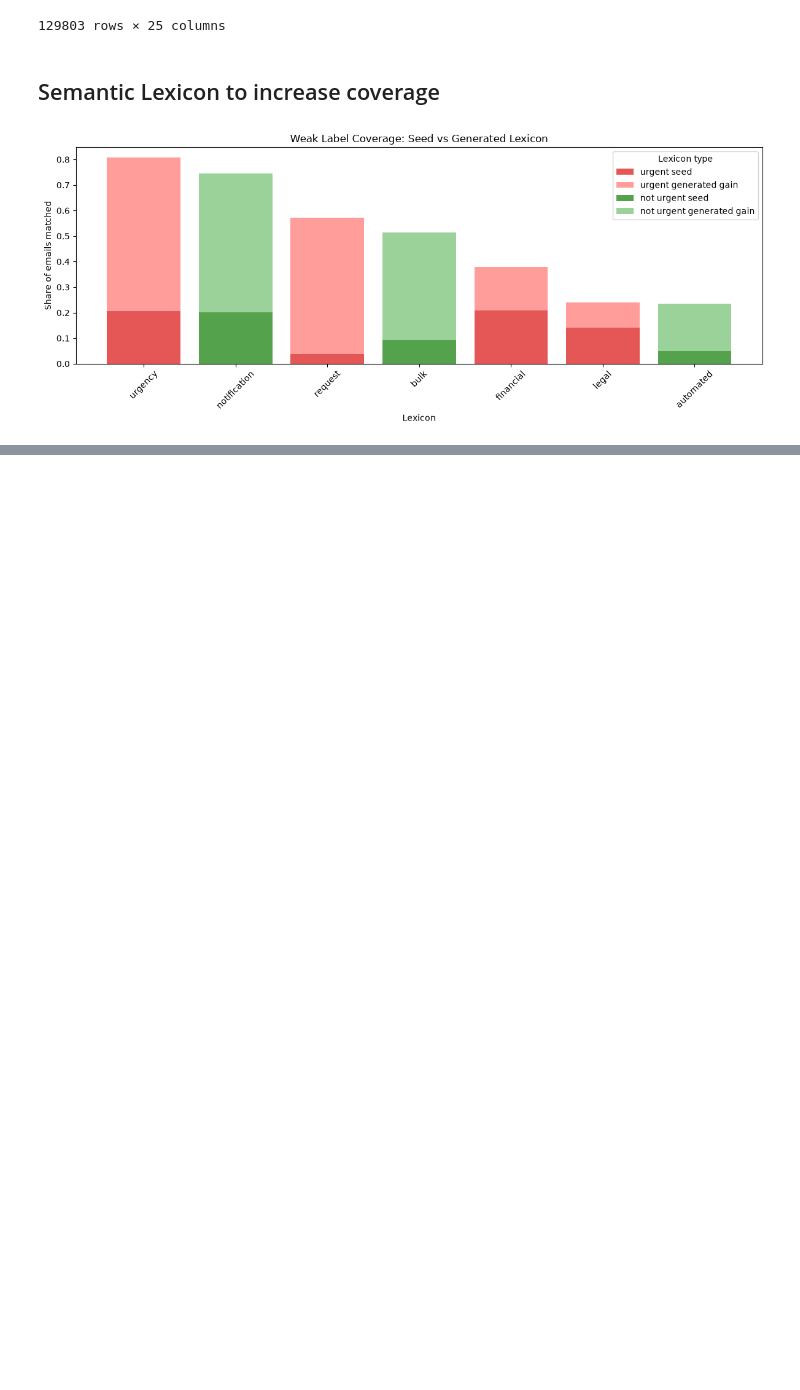
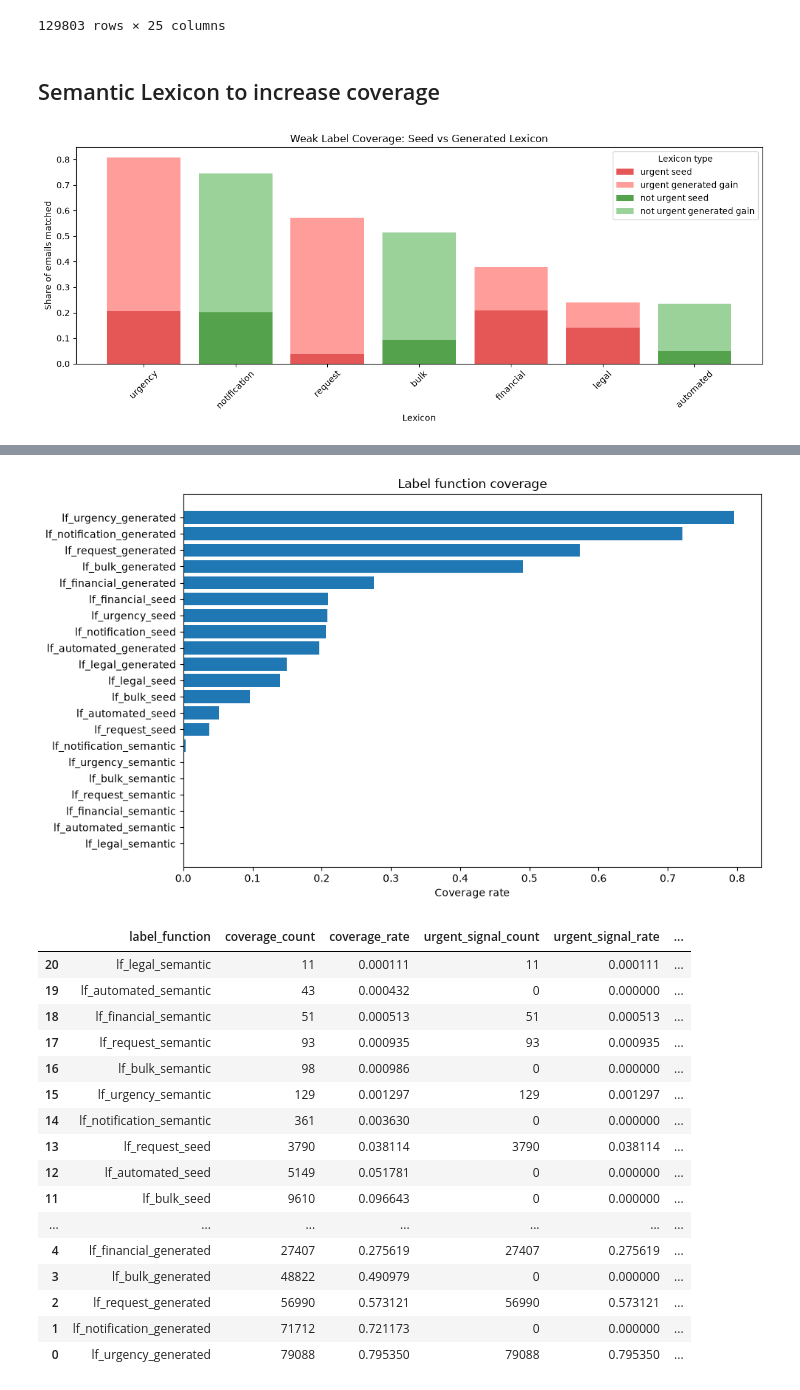
Before and after one commit to huytjuh/assignment-eca-huy, a Jupyter notebook: notebooks/02_labels.ipynb, the cells around one changed output, grey strips where cells are left out. Saved outputs shown, nothing was run; the diff lists cells and outputs as text; code cells hidden in the pictures; blank space fills up the shorter version.

```diff
--- a/notebooks/02_labels.ipynb
+++ b/notebooks/02_labels.ipynb
@@ -263,0 +172,33 @@ FileNotFoundError: Path artifacts/transformers/all-MiniLM-L6-v2 not found
+# %%
+import matplotlib.pyplot as plt
+
+lf_summary = pd.read_csv("../data/lf_summary.csv")
+lf_summary = lf_summary.sort_values("coverage_rate", ascending=True)
+
+fig, ax = plt.subplots(figsize=(10, 6))
+ax.barh(lf_summary["label_function"], lf_summary["coverage_rate"])
+ax.set_xlabel("Coverage rate")
+ax.set_title("Label function coverage")
+plt.tight_layout()
+plt.show()
+
+lf_summary
+# %% [output]
+[figure, added]
+|  | label_function | coverage_count | coverage_rate | urgent_signal_count | urgent_signal_rate | ... |
+| 20 | lf_legal_semantic | 11 | 0.000111 | 11 | 0.000111 | ... |
+| 19 | lf_automated_semantic | 43 | 0.000432 | 0 | 0.000000 | ... |
+| 18 | lf_financial_semantic | 51 | 0.000513 | 51 | 0.000513 | ... |
+| 17 | lf_request_semantic | 93 | 0.000935 | 93 | 0.000935 | ... |
+| 16 | lf_bulk_semantic | 98 | 0.000986 | 0 | 0.000000 | ... |
+| 15 | lf_urgency_semantic | 129 | 0.001297 | 129 | 0.001297 | ... |
+| 14 | lf_notification_semantic | 361 | 0.003630 | 0 | 0.000000 | ... |
+| 13 | lf_request_seed | 3790 | 0.038114 | 3790 | 0.038114 | ... |
+| 12 | lf_automated_seed | 5149 | 0.051781 | 0 | 0.000000 | ... |
+| 11 | lf_bulk_seed | 9610 | 0.096643 | 0 | 0.000000 | ... |
+| ... | ... | ... | ... | ... | ... | ... |
+| 4 | lf_financial_generated | 27407 | 0.275619 | 27407 | 0.275619 | ... |
+| 3 | lf_bulk_generated | 48822 | 0.490979 | 0 | 0.000000 | ... |
+| 2 | lf_request_generated | 56990 | 0.573121 | 56990 | 0.573121 | ... |
+| 1 | lf_notification_generated | 71712 | 0.721173 | 0 | 0.000000 | ... |
+| 0 | lf_urgency_generated | 79088 | 0.795350 | 79088 | 0.795350 | ... |
```
Also changed, not shown: parts of 3 cells of this notebook, 21 other files.
